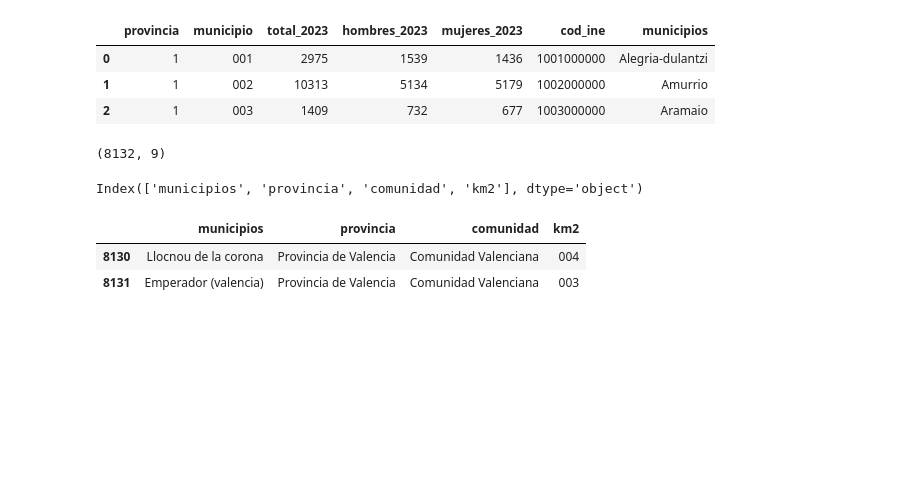
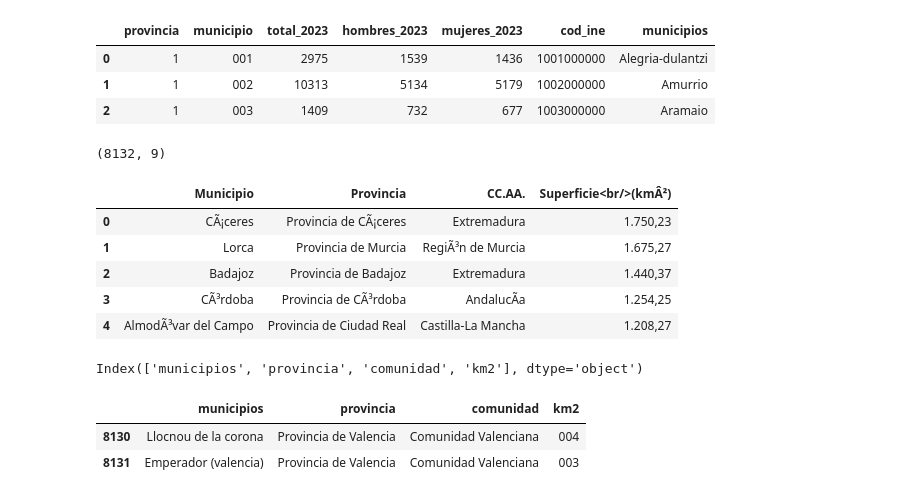
Before and after one commit to PalomaLF/zombies-survival-spain, a Jupyter notebook: Notebooks/population_density.ipynb, the cells around one changed output. Drawn from its saved outputs; the diff is of its cells as text; code cells hidden in the pictures; blank space fills up the shorter version.

```diff
--- a/Notebooks/population_density.ipynb
+++ b/Notebooks/population_density.ipynb
@@ -162,4 +156,13 @@ sup_2.shape
 (8132, 9)
 # %%
 sup_2.drop(columns=['Municipio#', 'Comarca', 'Altitud<br/>(m.s.n.m.)', 'PoblaciÃ³n<br/>(2019)', 'Densidad<br/>(hab./kmÂ²)'], inplace = True)
+# %%
+sup_2.head()
+# %% [output]
+|  | Municipio | Provincia | CC.AA. | Superficie<br/>(kmÂ²) |
+| 0 | CÃ¡ceres | Provincia de CÃ¡ceres | Extremadura | 1.750,23 |
+| 1 | Lorca | Provincia de Murcia | RegiÃ³n de Murcia | 1.675,27 |
+| 2 | Badajoz | Provincia de Badajoz | Extremadura | 1.440,37 |
+| 3 | CÃ³rdoba | Provincia de CÃ³rdoba | AndalucÃ­a | 1.254,25 |
+| 4 | AlmodÃ³var del Campo | Provincia de Ciudad Real | Castilla-La Mancha | 1.208,27 |
 # %%
```
Also changed, not shown: parts of 8 cells of this notebook, 4 other files.
